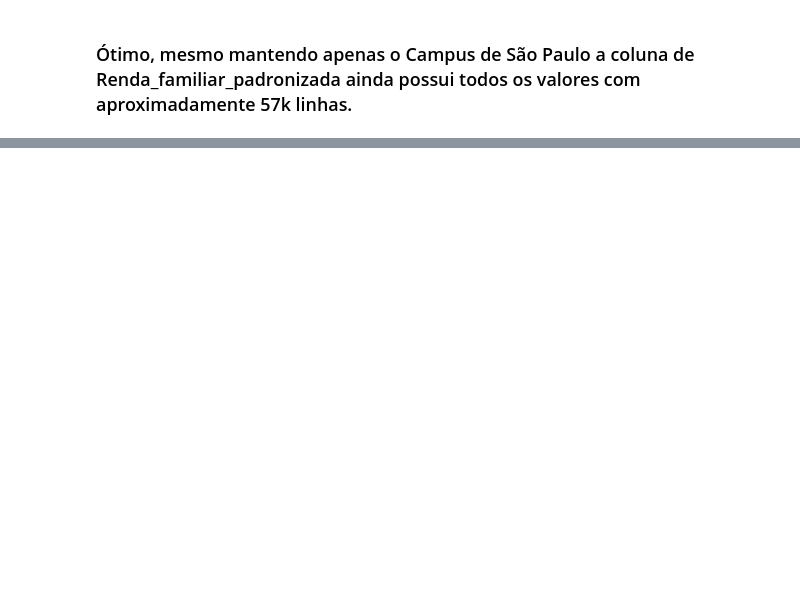
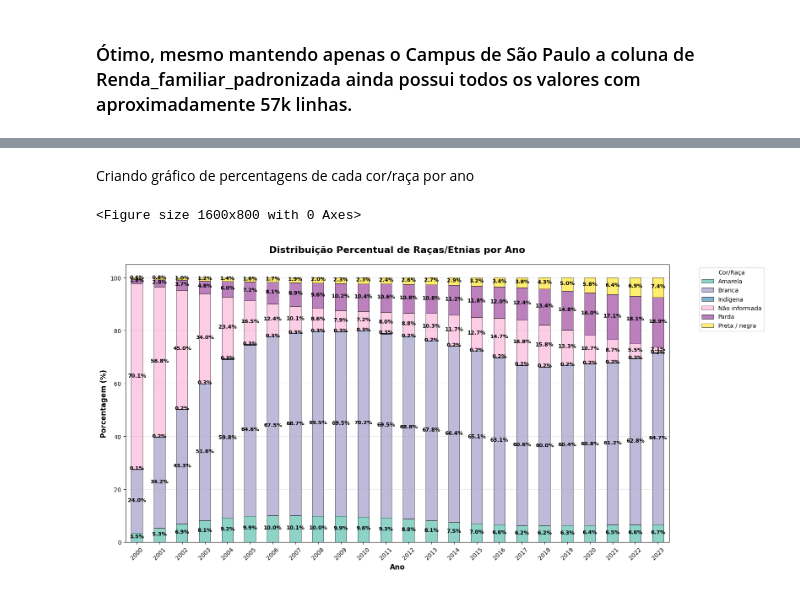
Before and after one commit to PrangeGabriel/alunos_usp, a Jupyter notebook: Alunos_usp_explorer.ipynb, the cells around one changed output, grey strips where cells are left out. Drawn from its saved outputs; the diff is of its cells as text; code cells hidden in the pictures; blank space fills up the shorter version.

Commit message:
adicionando grafico de percentual de cor/raça

```diff
--- a/Alunos_usp_explorer.ipynb
+++ b/Alunos_usp_explorer.ipynb
@@ -6,0 +6,5 @@ df = pd.read_csv("/content/pasta_dados/SIC_Ativos_Grad_2000-2023.xlsx - Planilha
+# %%
+from google.colab import drive
+drive.mount('/content/drive')
+
+caminho_arquivo = '/content/drive/MyDrive/Copy of SIC_Ativos_Grad_2000-2023.xlsx'
@@ -7,3 +13,5 @@ df = pd.read_csv("/content/pasta_dados/SIC_Ativos_Grad_2000-2023.xlsx - Planilha
+# %%
+df = pd.read_excel(caminho_arquivo)
 # %% [markdown]
 ## Lendo as primeiras linhas e informações da tabela
 # %%
@@ -291,0 +312,2 @@ dft.describe(include='all')
+# %% [markdown]
+Criando gráfico de percentagens de cada cor/raça por ano
@@ -291,0 +318,39 @@ dft.describe(include='all')
+# %%
+
+# Calcular o total de alunos por ano e raça
+dft_agg = dft.groupby(['Ano', 'Cor/Raça'])['Nº Alunos Graduação'].sum().reset_index()
+
+# Calcular porcentagens
+total_por_ano = dft_agg.groupby('Ano')['Nº Alunos Graduação'].transform('sum')
+dft_agg['Porcentagem'] = (dft_agg['Nº Alunos Graduação'] / total_por_ano) * 100
+
+# Criar pivot table para o gráfico de barras empilhadas
+pivot_raca = dft_agg.pivot(index='Ano', columns='Cor/Raça', values='Porcentagem').fillna(0)
+
+# Gráfico de barras empilhadas
+plt.figure(figsize=(16, 8))
+
+# Plotar as barras empilhadas
+ax = pivot_raca.plot(kind='bar', stacked=True, figsize=(16, 8),
+                     colormap='Set3', edgecolor='black', linewidth=0.5)
+
+plt.title('Distribuição Percentual de Raças/Etnias por Ano',
+          fontsize=16, fontweight='bold', pad=20)
+plt.xlabel('Ano', fontsize=12, fontweight='bold')
+plt.ylabel('Porcentagem (%)', fontsize=12, fontweight='bold')
+plt.legend(title='Cor/Raça', bbox_to_anchor=(1.05, 1), loc='upper left')
+plt.xticks(rotation=45)
+plt.grid(axis='y', alpha=0.3)
+
+# Adicionar valores nas barras em PRETO e mais legíveis
+for container in ax.containers:
+    # Ajustar o tamanho da fonte e cor para preto
+    ax.bar_label(container, fmt='%.1f%%', label_type='center',
+                 fontsize=9, color='black', fontweight='bold',
+                 padding=2)  # padding para centralizar melhor
+
+plt.tight_layout()
+plt.show()
+# %% [output]
+<Figure size 1600x800 with 0 Axes>
+[figure, added]
```
Also changed, not shown: parts of 6 cells of this notebook.
